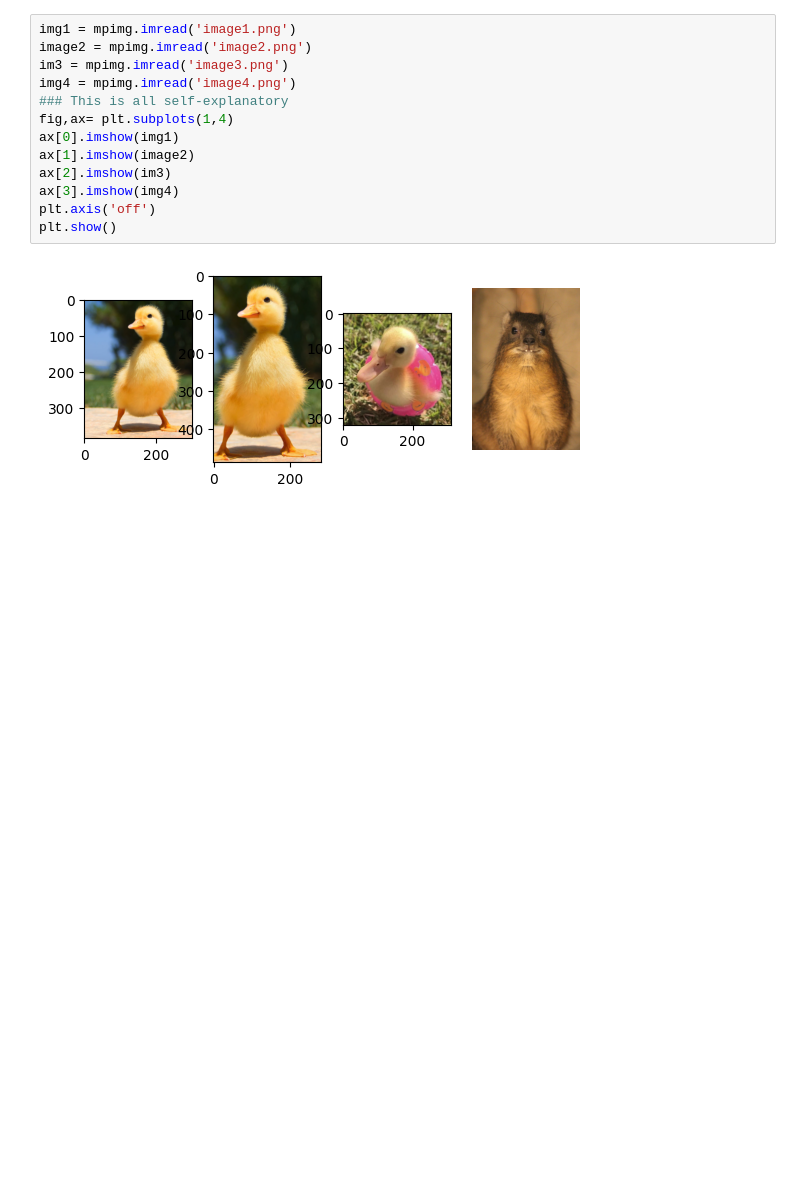
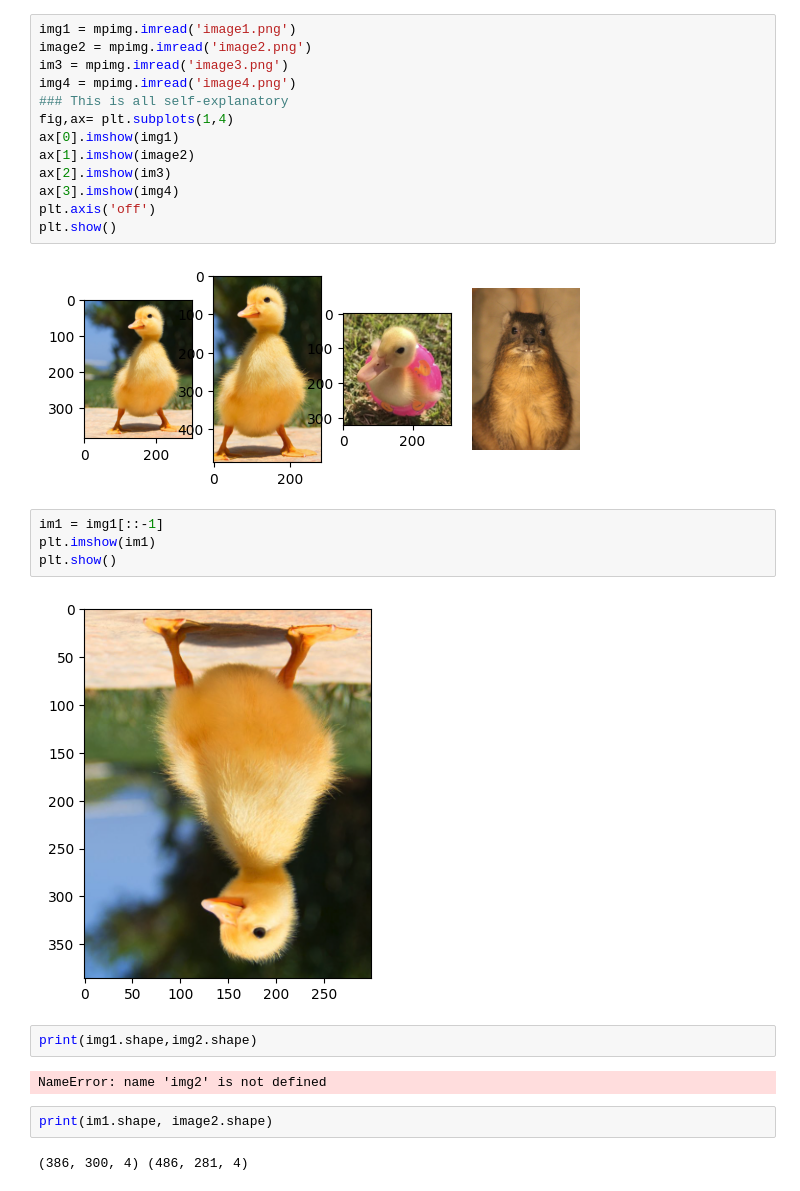
Before and after one commit to Mary-Rickel/git_your_ducks_in_a_row, a Jupyter notebook: put_in_row.ipynb, the cells around one changed output. Drawn from its saved outputs; the diff is of its cells as text; blank space fills up the shorter version.

```diff
--- a/put_in_row.ipynb
+++ b/put_in_row.ipynb
@@ -20,3 +20,17 @@ plt.axis('off')
 plt.show()
 # %% [output]
 [figure]
+# %%
+im1 = img1[::-1]
+plt.imshow(im1)
+plt.show()
+# %% [output]
+[figure, added]
+# %%
+print(img1.shape,img2.shape)
+# %% [output]
+NameError: name 'img2' is not defined
+# %%
+print(im1.shape, image2.shape)
+# %% [output]
+(386, 300, 4) (486, 281, 4)
```
Also changed, not shown: parts of 1 cell of this notebook.
